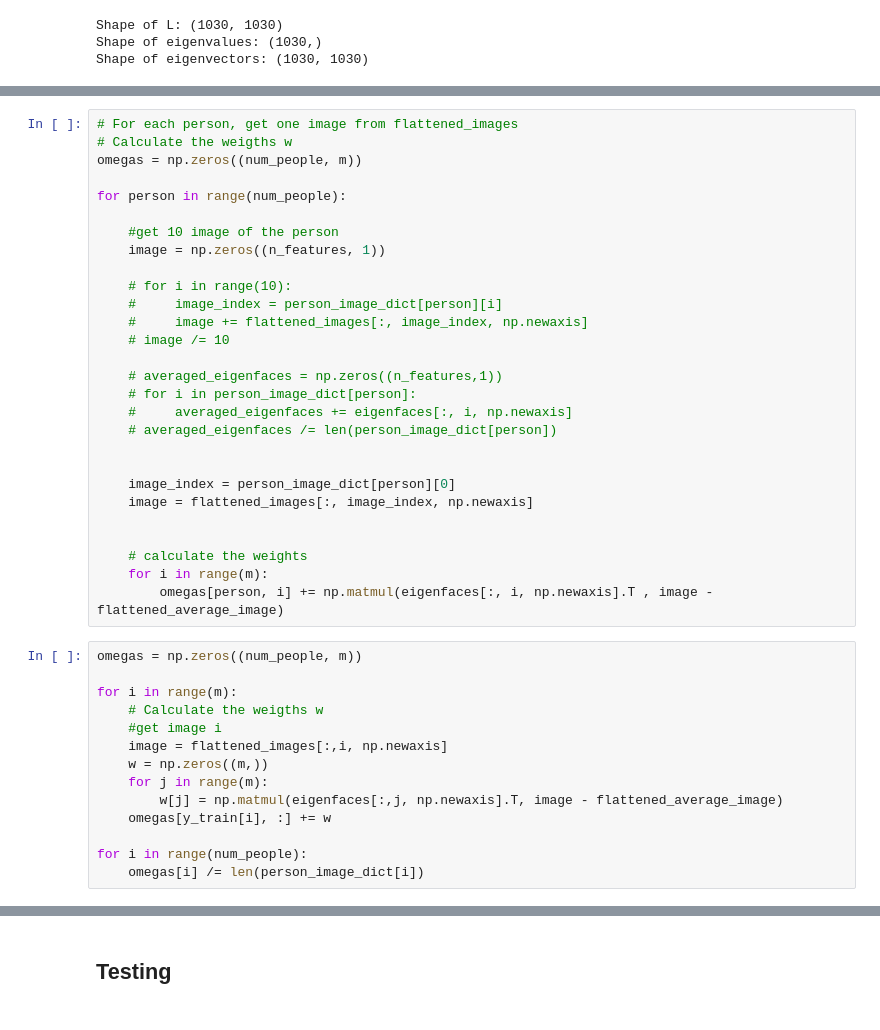
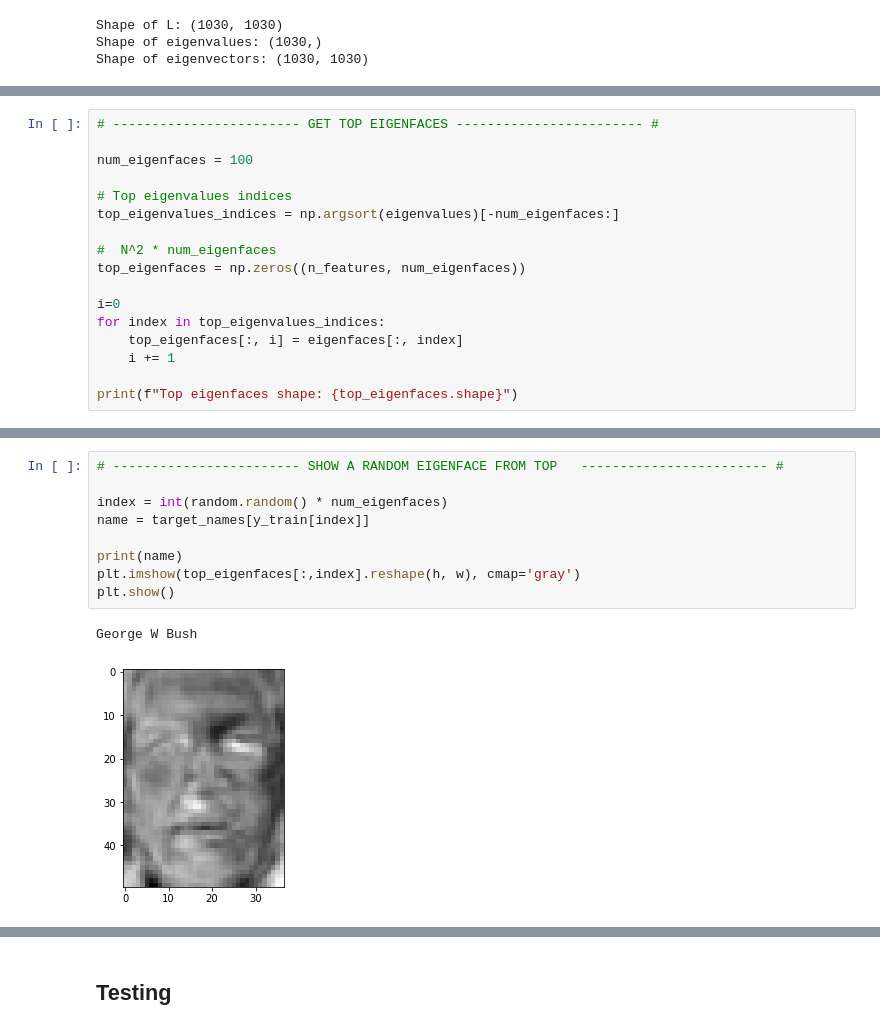
Before and after one commit to ahmedmoh1234/FaceDetection-Recognition, a Jupyter notebook: Recognizer/recognizer.ipynb, the cells around one changed output, grey strips where cells are left out. Saved outputs shown, nothing was run; the diff lists cells and outputs as text.

Commit message:
[FEAT] Cleanup part 2 and change omegas

```diff
--- a/Recognizer/recognizer.ipynb
+++ b/Recognizer/recognizer.ipynb
@@ -209,3 +213,20 @@ for i in range(m):
 print('Shape of eigenfaces:', eigenfaces.shape)
 # %% [output]
 Shape of eigenfaces: (1850, 1030)
+# %%
+# ------------------------ GET TOP EIGENFACES ------------------------ #
+
+num_eigenfaces = 100
+
+# Top eigenvalues indices
+top_eigenvalues_indices = np.argsort(eigenvalues)[-num_eigenfaces:]
+
+#  N^2 * num_eigenfaces
+top_eigenfaces = np.zeros((n_features, num_eigenfaces))
+
+i=0
+for index in top_eigenvalues_indices:
+    top_eigenfaces[:, i] = eigenfaces[:, index]
+    i += 1
+
+print(f"Top eigenfaces shape: {top_eigenfaces.shape}")
@@ -224,42 +247,12 @@ George W Bush
-# %%
-# For each person, get one image from flattened_images
-# Calculate the weigths w
-omegas = np.zeros((num_people, m))
-
-for person in range(num_people):
-
-    #get 10 image of the person
-    image = np.zeros((n_features, 1))
-
-    # for i in range(10):
-    #     image_index = person_image_dict[person][i]
-    #     image += flattened_images[:, image_index, np.newaxis]
-    # image /= 10
-
-    # averaged_eigenfaces = np.zeros((n_features,1))
-    # for i in person_image_dict[person]:
-    #     averaged_eigenfaces += eigenfaces[:, i, np.newaxis]
-    # averaged_eigenfaces /= len(person_image_dict[person])
-
-
-    image_index = person_image_dict[person][0]
-    image = flattened_images[:, image_index, np.newaxis]
-
-
-    # calculate the weights
-    for i in range(m):
-        omegas[person, i] += np.matmul(eigenfaces[:, i, np.newaxis].T , image - flattened_average_image)
-# %%
-omegas = np.zeros((num_people, m))
-
-for i in range(m):
-    # Calculate the weigths w
-    #get image i
-    image = flattened_images[:,i, np.newaxis]
-    w = np.zeros((m,))
-    for j in range(m):
-        w[j] = np.matmul(eigenfaces[:,j, np.newaxis].T, image - flattened_average_image)
-    omegas[y_train[i], :] += w
-
-for i in range(num_people):
-    omegas[i] /= len(person_image_dict[i])
+# %%
+# ------------------------ SHOW A RANDOM EIGENFACE FROM TOP   ------------------------ #
+
+index = int(random.random() * num_eigenfaces)
+name = target_names[y_train[index]]
+
+print(name)
+plt.imshow(top_eigenfaces[:,index].reshape(h, w), cmap='gray')
+plt.show()
+# %% [output]
+George W Bush
+[figure, added]
```
Also changed, not shown: parts of 14 cells of this notebook.
